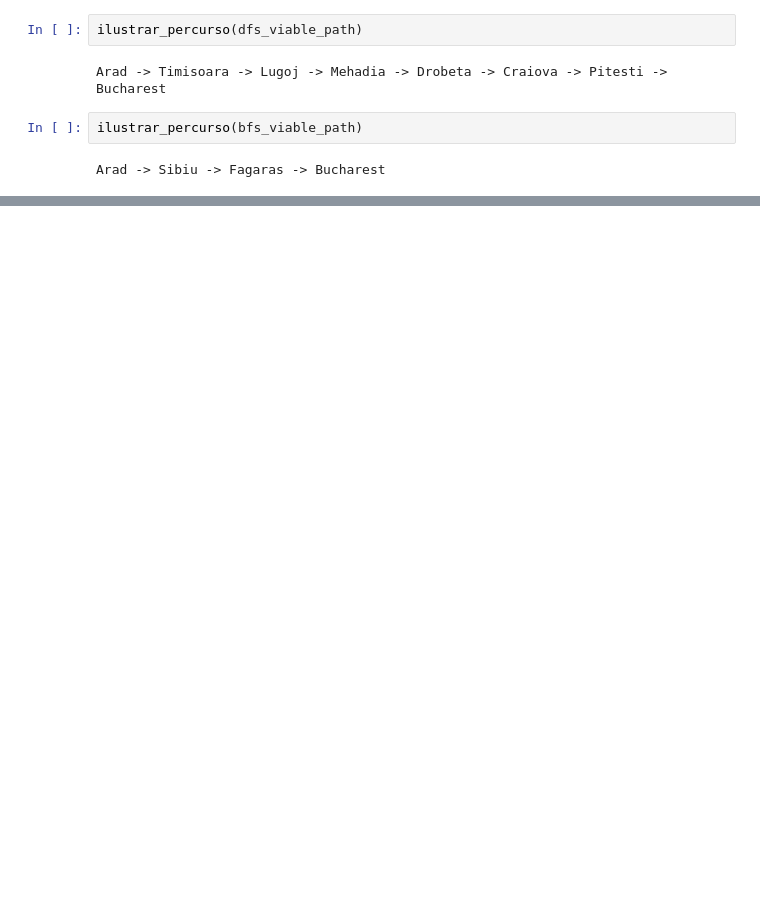
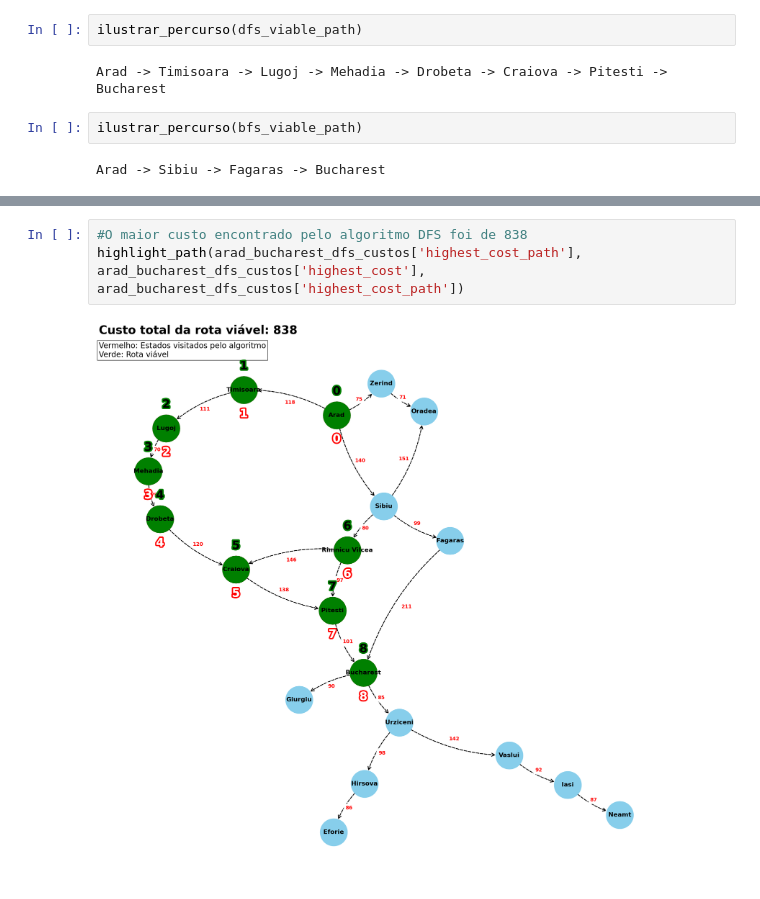
Before and after one commit to MDGF93/intro-ia-atividade-6, a Jupyter notebook: atividade-6.ipynb, the cells around one changed output, grey strips where cells are left out. Drawn from its saved outputs; the diff is of its cells as text; blank space fills up the shorter version.

```diff
--- a/atividade-6.ipynb
+++ b/atividade-6.ipynb
@@ -172,0 +244,5 @@ highlight_path(bfs_algo, bfs_custo_total, bfs_viable_path)
+# %%
+#O maior custo encontrado pelo algoritmo DFS foi de 838
+highlight_path(arad_bucharest_dfs_custos['highest_cost_path'], arad_bucharest_dfs_custos['highest_cost'], arad_bucharest_dfs_custos['highest_cost_path'])
+# %% [output]
+[figure, added]
```
Also changed, not shown: parts of 11 cells of this notebook.
